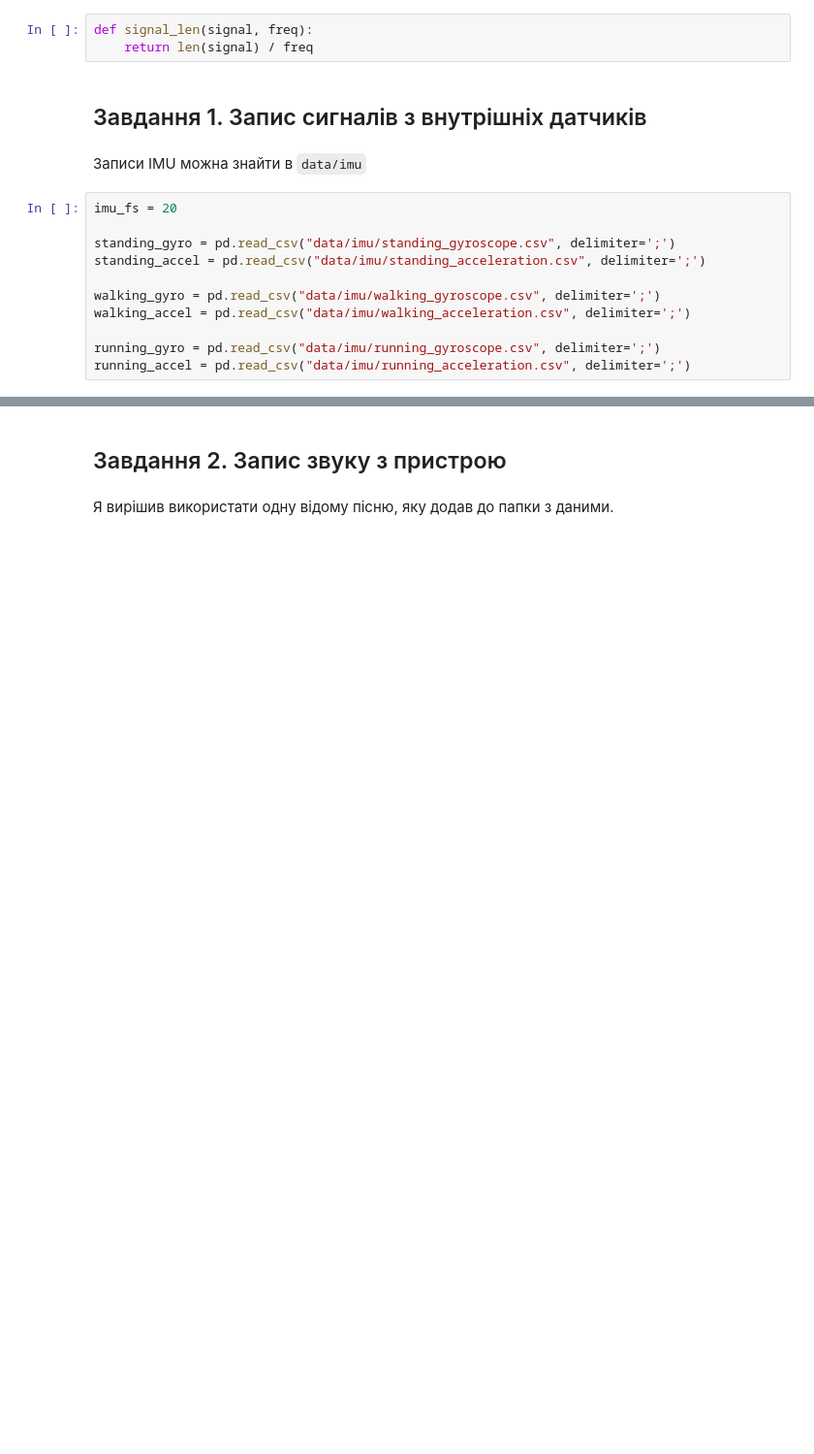
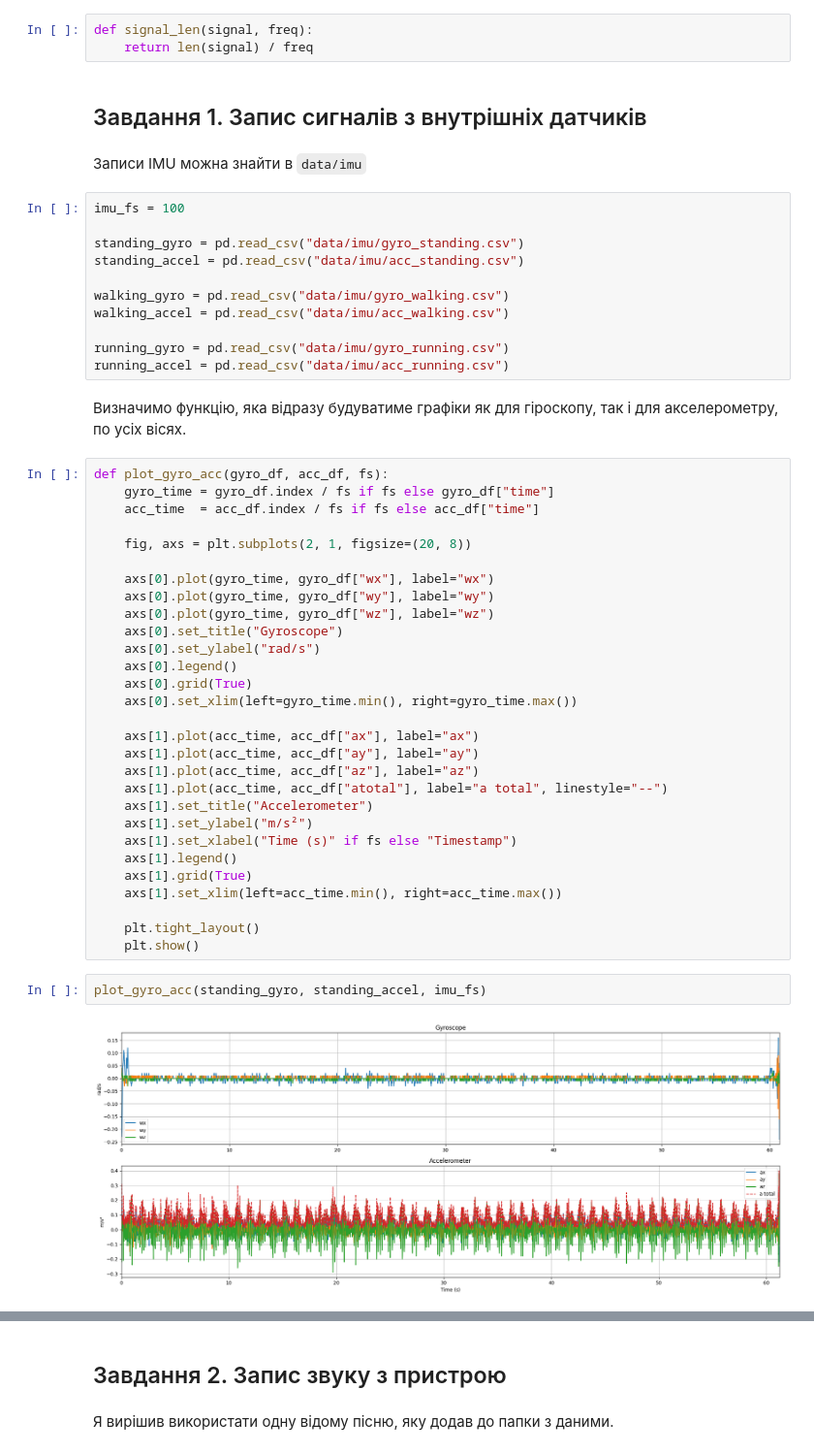
Before and after one commit to n1n1n1q/SignalProcessingLabs, a Jupyter notebook: lab01/sig_proc1.ipynb, the cells around one changed output, grey strips where cells are left out. Shown at 97% size. Cells and saved outputs as stored; diff of their text form; blank space fills up the shorter version.

```diff
--- a/lab01/sig_proc1.ipynb
+++ b/lab01/sig_proc1.ipynb
@@ -24,13 +24,48 @@ def signal_len(signal, freq):
 # %% [markdown]
 Записи IMU можна знайти в `data/imu`
 # %%
-imu_fs = 20
+imu_fs = 100
 
-standing_gyro = pd.read_csv("data/imu/standing_gyroscope.csv", delimiter=';')
-standing_accel = pd.read_csv("data/imu/standing_acceleration.csv", delimiter=';')
+standing_gyro = pd.read_csv("data/imu/gyro_standing.csv")
+standing_accel = pd.read_csv("data/imu/acc_standing.csv")
 
-walking_gyro = pd.read_csv("data/imu/walking_gyroscope.csv", delimiter=';')
-walking_accel = pd.read_csv("data/imu/walking_acceleration.csv", delimiter=';')
+walking_gyro = pd.read_csv("data/imu/gyro_walking.csv")
+walking_accel = pd.read_csv("data/imu/acc_walking.csv")
 
-running_gyro = pd.read_csv("data/imu/running_gyroscope.csv", delimiter=';')
-running_accel = pd.read_csv("data/imu/running_acceleration.csv", delimiter=';')
+running_gyro = pd.read_csv("data/imu/gyro_running.csv")
+running_accel = pd.read_csv("data/imu/acc_running.csv")
+# %% [markdown]
+Визначимо функцію, яка відразу будуватиме графіки як для гіроскопу, так і для акселерометру, по усіх вісях.
+# %%
+def plot_gyro_acc(gyro_df, acc_df, fs):
+    gyro_time = gyro_df.index / fs if fs else gyro_df["time"]
+    acc_time  = acc_df.index / fs if fs else acc_df["time"]
+
+    fig, axs = plt.subplots(2, 1, figsize=(20, 8))
+
+    axs[0].plot(gyro_time, gyro_df["wx"], label="wx")
+    axs[0].plot(gyro_time, gyro_df["wy"], label="wy")
+    axs[0].plot(gyro_time, gyro_df["wz"], label="wz")
+    axs[0].set_title("Gyroscope")
+    axs[0].set_ylabel("rad/s")
+    axs[0].legend()
+    axs[0].grid(True)
+    axs[0].set_xlim(left=gyro_time.min(), right=gyro_time.max())
+
+    axs[1].plot(acc_time, acc_df["ax"], label="ax")
+    axs[1].plot(acc_time, acc_df["ay"], label="ay")
+    axs[1].plot(acc_time, acc_df["az"], label="az")
+    axs[1].plot(acc_time, acc_df["atotal"], label="a total", linestyle="--")
+    axs[1].set_title("Accelerometer")
+    axs[1].set_ylabel("m/s²")
+    axs[1].set_xlabel("Time (s)" if fs else "Timestamp")
+    axs[1].legend()
+    axs[1].grid(True)
+    axs[1].set_xlim(left=acc_time.min(), right=acc_time.max())
+
+    plt.tight_layout()
+    plt.show()
+# %%
+plot_gyro_acc(standing_gyro, standing_accel, imu_fs)
+# %% [output]
+[figure, added]
```
Also changed, not shown: parts of 15 cells of this notebook, 12 other files.
